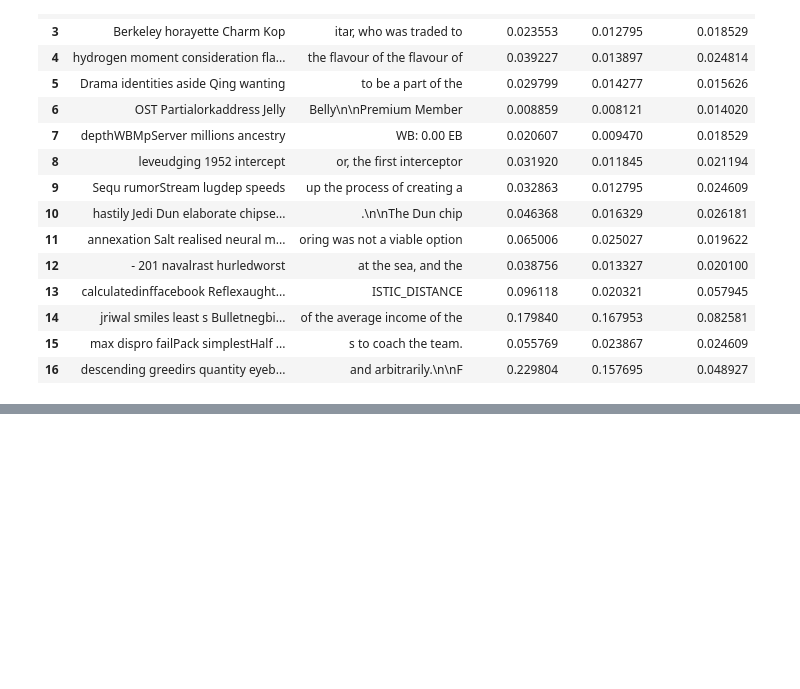
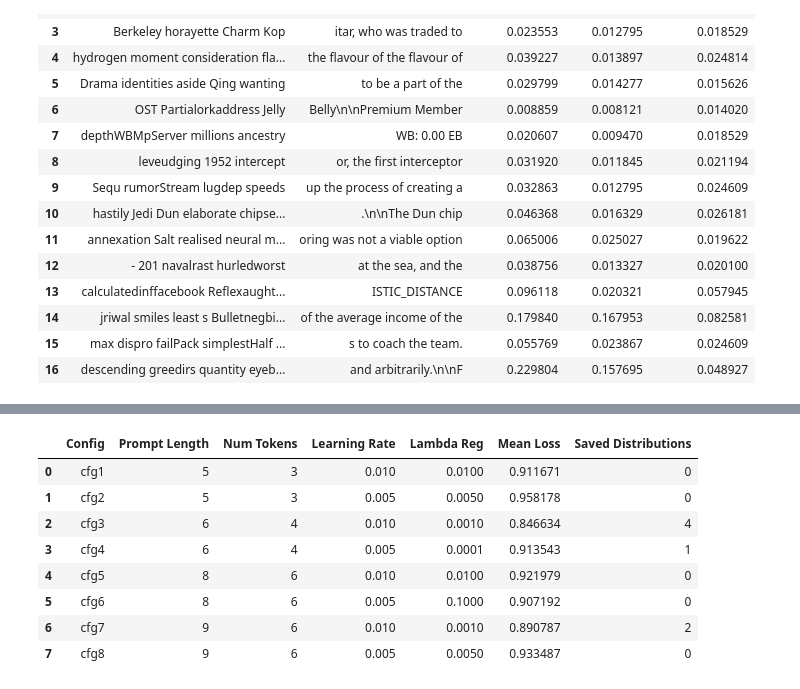
Before and after one commit to AmeerMohammadJafari/Adv_Prompt, a Jupyter notebook: t.ipynb, the cells around one changed output, grey strips where cells are left out. Cells and saved outputs as stored; diff of their text form; code cells hidden in the pictures; blank space fills up the shorter version.

```diff
--- a/t.ipynb
+++ b/t.ipynb
@@ -1044,0 +1143,15 @@ df.to_csv("tables\sample_outputs_base_loss.csv", index=False)
+# %%
+import pandas as pd
+
+df = pd.read_csv("results_diversity_loss/config_summary.csv")
+df
+# %% [output]
+|  | Config | Prompt Length | Num Tokens | Learning Rate | Lambda Reg | Mean Loss | Saved Distributions |
+| 0 | cfg1 | 5 | 3 | 0.010 | 0.0100 | 0.911671 | 0 |
+| 1 | cfg2 | 5 | 3 | 0.005 | 0.0050 | 0.958178 | 0 |
+| 2 | cfg3 | 6 | 4 | 0.010 | 0.0010 | 0.846634 | 4 |
+| 3 | cfg4 | 6 | 4 | 0.005 | 0.0001 | 0.913543 | 1 |
+| 4 | cfg5 | 8 | 6 | 0.010 | 0.0100 | 0.921979 | 0 |
+| 5 | cfg6 | 8 | 6 | 0.005 | 0.1000 | 0.907192 | 0 |
+| 6 | cfg7 | 9 | 6 | 0.010 | 0.0010 | 0.890787 | 2 |
+| 7 | cfg8 | 9 | 6 | 0.005 | 0.0050 | 0.933487 | 0 |
```
Also changed, not shown: parts of 7 cells of this notebook, 10 other files.
